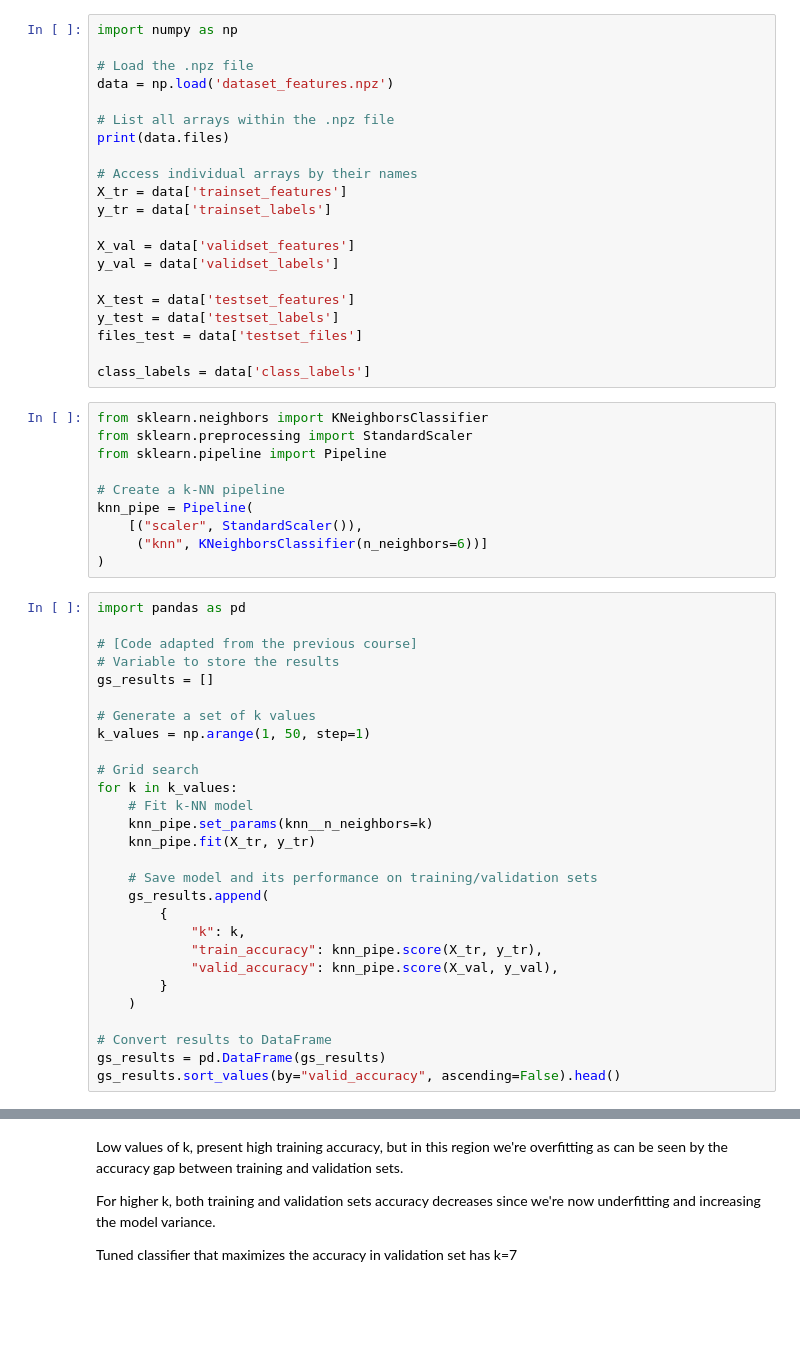
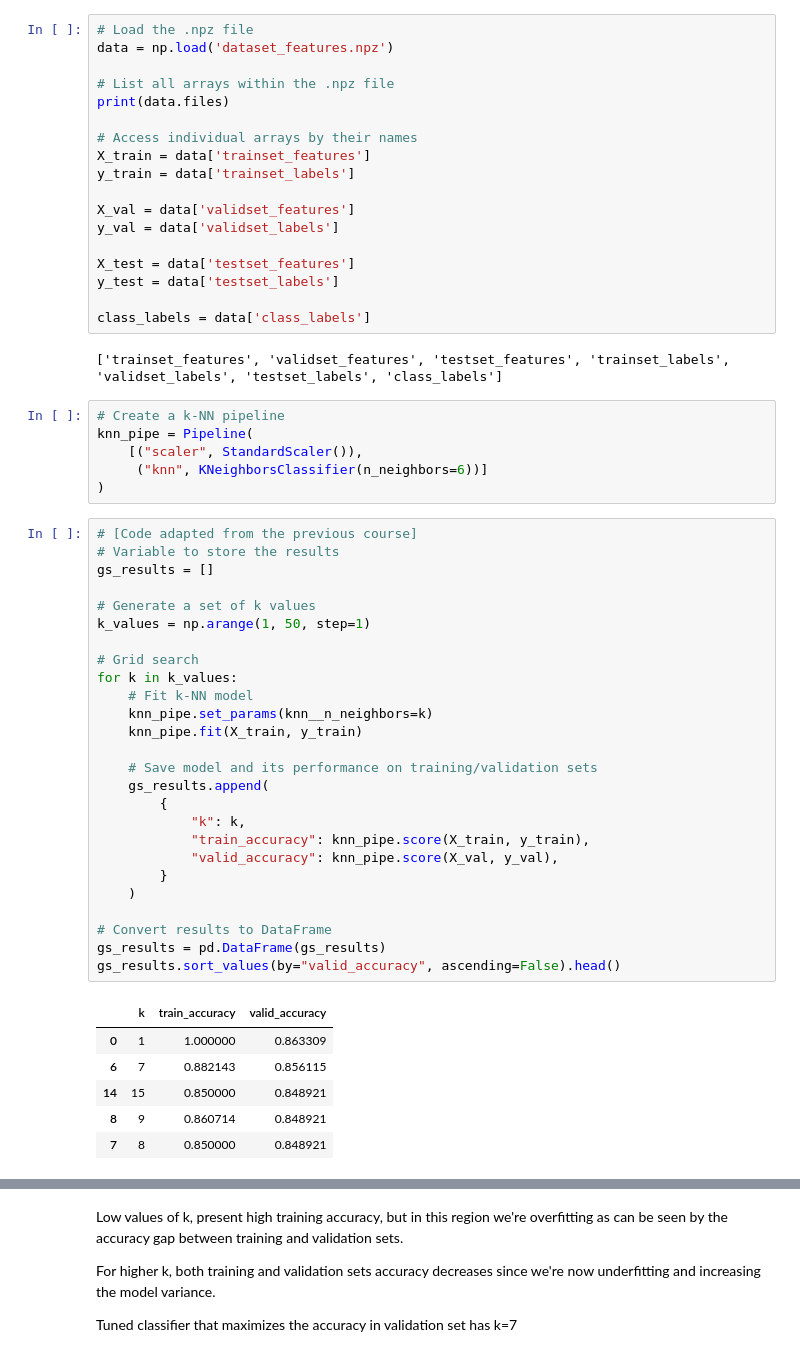
Before and after one commit to miguelfaf10/epfl_extension_school, a Jupyter notebook: 4_machine-learning-II_project/03-Visual-search-with-k-NN.ipynb, the cells around one changed output, grey strips where cells are left out. Cells and saved outputs as stored; diff of their text form; blank space fills up the shorter version.

```diff
--- a/4_machine-learning-II_project/03-Visual-search-with-k-NN.ipynb
+++ b/4_machine-learning-II_project/03-Visual-search-with-k-NN.ipynb
@@ -1,6 +19,4 @@
 # %%
-import numpy as np
-
 # Load the .npz file
 data = np.load('dataset_features.npz')
 
@@ -8,53 +24,55 @@ data = np.load('dataset_features.npz')
 print(data.files)
 
 # Access individual arrays by their names
-X_tr = data['trainset_features']
-y_tr = data['trainset_labels']
+X_train = data['trainset_features']
+y_train = data['trainset_labels']
 
 X_val = data['validset_features']
 y_val = data['validset_labels']
 
 X_test = data['testset_features']
 y_test = data['testset_labels']
-files_test = data['testset_files']
 
 class_labels = data['class_labels']
+# %% [output]
+['trainset_features', 'validset_features', 'testset_features', 'trainset_labels', 'validset_labels', 'testset_labels', 'class_labels']
 # %%
-from sklearn.neighbors import KNeighborsClassifier
-from sklearn.preprocessing import StandardScaler
-from sklearn.pipeline import Pipeline
-
 # Create a k-NN pipeline
 knn_pipe = Pipeline(
     [("scaler", StandardScaler()),
      ("knn", KNeighborsClassifier(n_neighbors=6))]
 )
 # %%
-import pandas as pd
-
 # [Code adapted from the previous course]
 # Variable to store the results
 gs_results = []
 
 # Generate a set of k values
 k_values = np.arange(1, 50, step=1)
 
 # Grid search
 for k in k_values:
     # Fit k-NN model
     knn_pipe.set_params(knn__n_neighbors=k)
-    knn_pipe.fit(X_tr, y_tr)
+    knn_pipe.fit(X_train, y_train)
 
     # Save model and its performance on training/validation sets
     gs_results.append(
         {
             "k": k,
-            "train_accuracy": knn_pipe.score(X_tr, y_tr),
+            "train_accuracy": knn_pipe.score(X_train, y_train),
             "valid_accuracy": knn_pipe.score(X_val, y_val),
         }
     )
 
 # Convert results to DataFrame
 gs_results = pd.DataFrame(gs_results)
 gs_results.sort_values(by="valid_accuracy", ascending=False).head()
+# %% [output]
+|  | k | train_accuracy | valid_accuracy |
+| 0 | 1 | 1.000000 | 0.863309 |
+| 6 | 7 | 0.882143 | 0.856115 |
+| 14 | 15 | 0.850000 | 0.848921 |
+| 8 | 9 | 0.860714 | 0.848921 |
+| 7 | 8 | 0.850000 | 0.848921 |
 # %%
```
Also changed, not shown: parts of 30 cells of this notebook, 6 other files.
